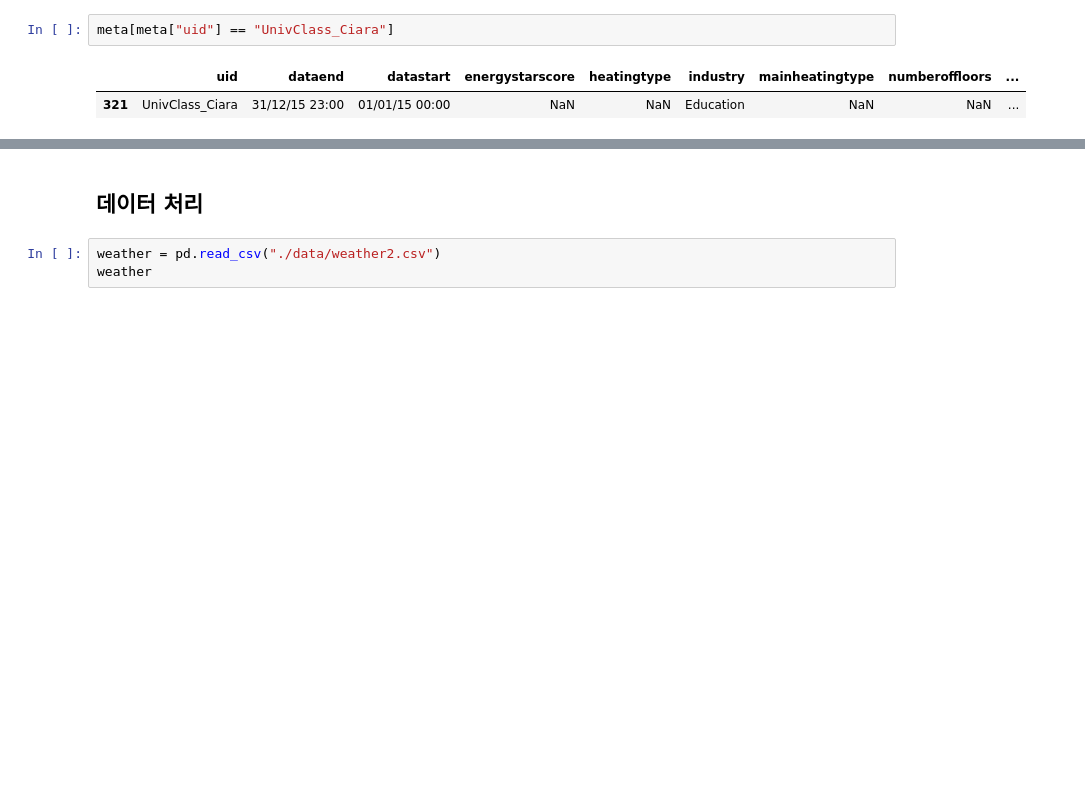
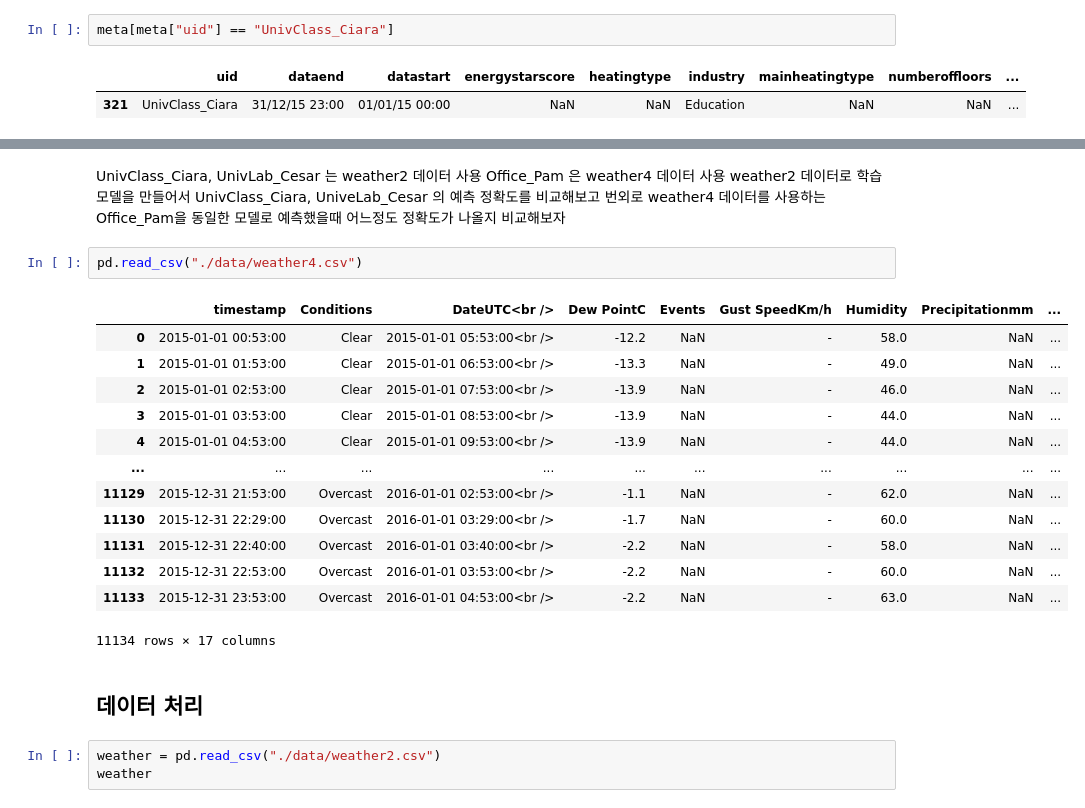
Before and after one commit to robert-min/study, a Jupyter notebook: hanyang_ml/question4/question4.ipynb, the cells around one changed output, grey strips where cells are left out. Saved outputs shown, nothing was run; the diff lists cells and outputs as text; blank space fills up the shorter version.

```diff
--- a/hanyang_ml/question4/question4.ipynb
+++ b/hanyang_ml/question4/question4.ipynb
@@ -47,3 +63,24 @@ UnivClass_Ciara 는 weather2 데이터를 사용
+# %% [markdown]
+UnivClass_Ciara, UnivLab_Cesar 는 weather2 데이터 사용
+Office_Pam 은 weather4 데이터 사용
+weather2 데이터로 학습 모델을 만들어서 UnivClass_Ciara, UniveLab_Cesar 의 예측 정확도를 비교해보고
+번외로 weather4 데이터를 사용하는 Office_Pam을 동일한 모델로 예측했을때 어느정도 정확도가 나올지 비교해보자
+# %%
+pd.read_csv("./data/weather4.csv")
+# %% [output]
+|  | timestamp | Conditions | DateUTC<br /> | Dew PointC | Events | Gust SpeedKm/h | Humidity | Precipitationmm | ... |
+| 0 | 2015-01-01 00:53:00 | Clear | 2015-01-01 05:53:00<br /> | -12.2 | NaN | - | 58.0 | NaN | ... |
+| 1 | 2015-01-01 01:53:00 | Clear | 2015-01-01 06:53:00<br /> | -13.3 | NaN | - | 49.0 | NaN | ... |
+| 2 | 2015-01-01 02:53:00 | Clear | 2015-01-01 07:53:00<br /> | -13.9 | NaN | - | 46.0 | NaN | ... |
+| 3 | 2015-01-01 03:53:00 | Clear | 2015-01-01 08:53:00<br /> | -13.9 | NaN | - | 44.0 | NaN | ... |
+| 4 | 2015-01-01 04:53:00 | Clear | 2015-01-01 09:53:00<br /> | -13.9 | NaN | - | 44.0 | NaN | ... |
+| ... | ... | ... | ... | ... | ... | ... | ... | ... | ... |
+| 11129 | 2015-12-31 21:53:00 | Overcast | 2016-01-01 02:53:00<br /> | -1.1 | NaN | - | 62.0 | NaN | ... |
+| 11130 | 2015-12-31 22:29:00 | Overcast | 2016-01-01 03:29:00<br /> | -1.7 | NaN | - | 60.0 | NaN | ... |
+| 11131 | 2015-12-31 22:40:00 | Overcast | 2016-01-01 03:40:00<br /> | -2.2 | NaN | - | 58.0 | NaN | ... |
+| 11132 | 2015-12-31 22:53:00 | Overcast | 2016-01-01 03:53:00<br /> | -2.2 | NaN | - | 60.0 | NaN | ... |
+| 11133 | 2015-12-31 23:53:00 | Overcast | 2016-01-01 04:53:00<br /> | -2.2 | NaN | - | 63.0 | NaN | ... |
+11134 rows × 17 columns
 # %% [markdown]
 ## 데이터 처리
 # %%
```
Also changed, not shown: parts of 39 cells of this notebook, 1 other file.
